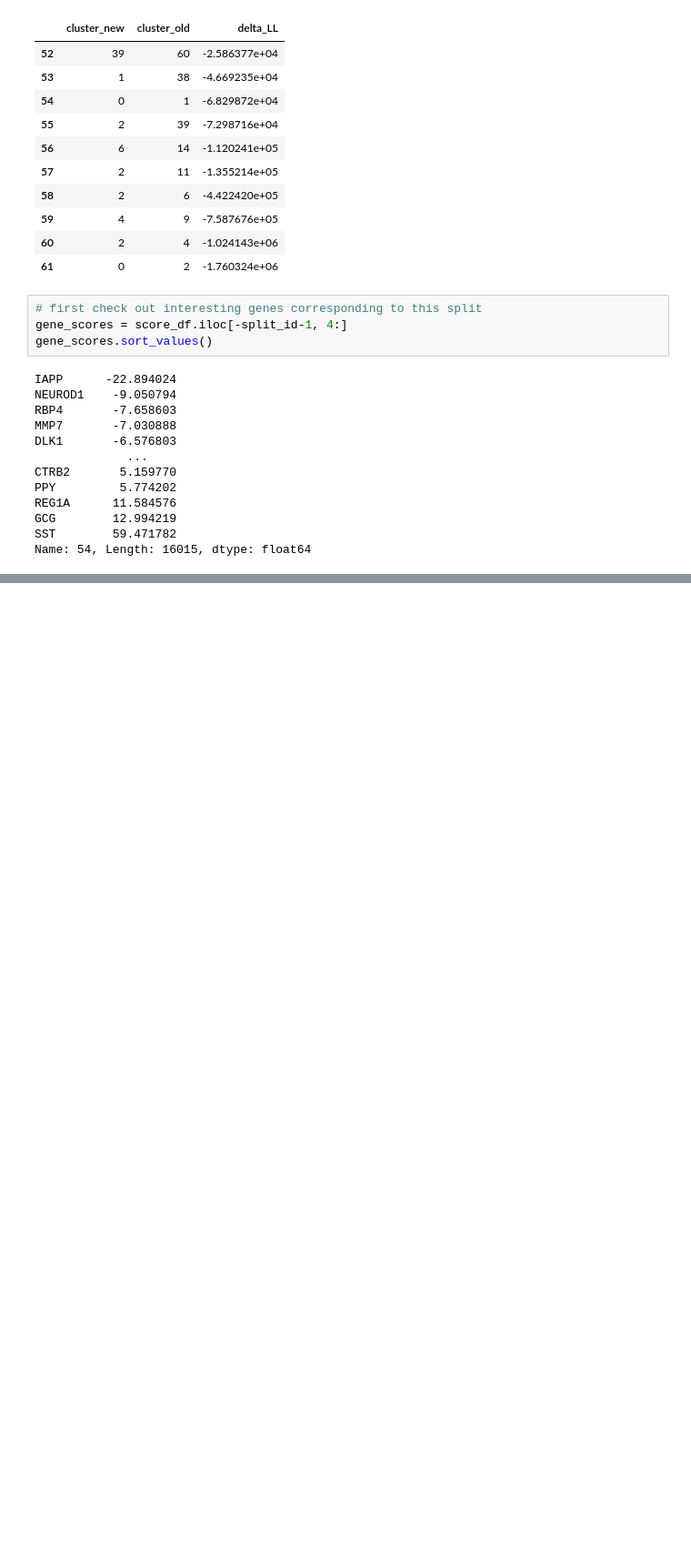
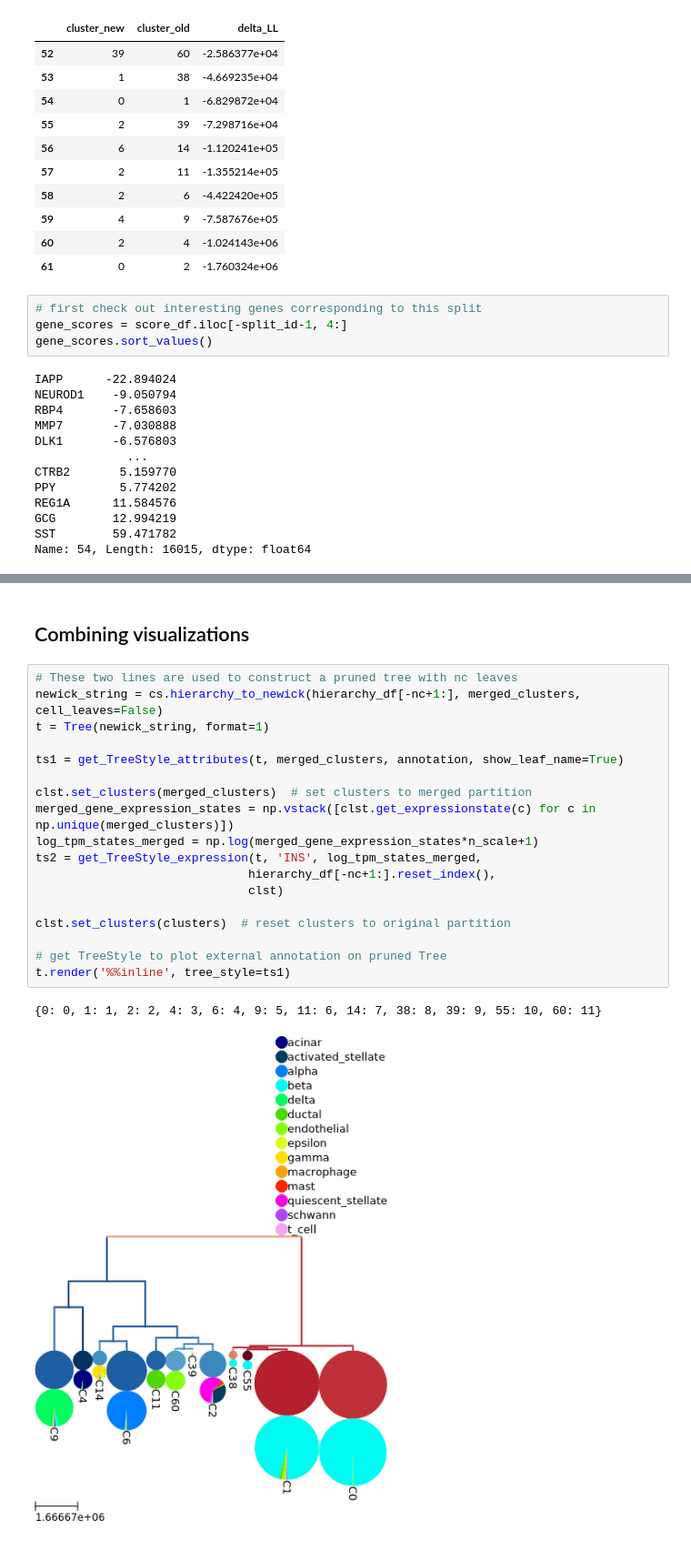
Before and after one commit to nimwegenLab/cellstates, a Jupyter notebook: scripts/Example_analysis.ipynb, the cells around one changed output, grey strips where cells are left out. Shown at 91% size. Cells and saved outputs as stored; diff of their text form; blank space fills up the shorter version.

```diff
--- a/scripts/Example_analysis.ipynb
+++ b/scripts/Example_analysis.ipynb
@@ -581,0 +595,23 @@ I8
+# %% [markdown]
+## Combining visualizations
+# %%
+# These two lines are used to construct a pruned tree with nc leaves
+newick_string = cs.hierarchy_to_newick(hierarchy_df[-nc+1:], merged_clusters, cell_leaves=False)
+t = Tree(newick_string, format=1)
+
+ts1 = get_TreeStyle_attributes(t, merged_clusters, annotation, show_leaf_name=True)
+
+clst.set_clusters(merged_clusters)  # set clusters to merged partition
+merged_gene_expression_states = np.vstack([clst.get_expressionstate(c) for c in np.unique(merged_clusters)])
+log_tpm_states_merged = np.log(merged_gene_expression_states*n_scale+1)
+ts2 = get_TreeStyle_expression(t, 'INS', log_tpm_states_merged,
+                              hierarchy_df[-nc+1:].reset_index(),
+                              clst)
+
+clst.set_clusters(clusters)  # reset clusters to original partition
+
+# get TreeStyle to plot external annotation on pruned Tree
+t.render('%%inline', tree_style=ts1)
+# %% [output]
+{0: 0, 1: 1, 2: 2, 4: 3, 6: 4, 9: 5, 11: 6, 14: 7, 38: 8, 39: 9, 55: 10, 60: 11}
+[figure, added]
```
Also changed, not shown: parts of 12 cells of this notebook.
